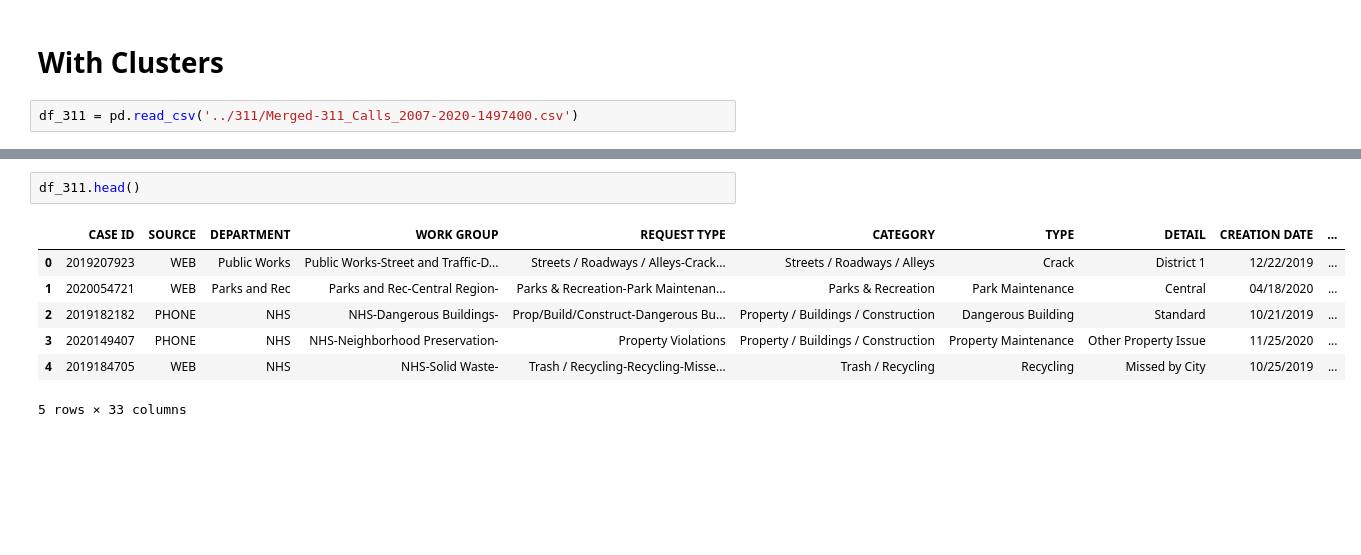
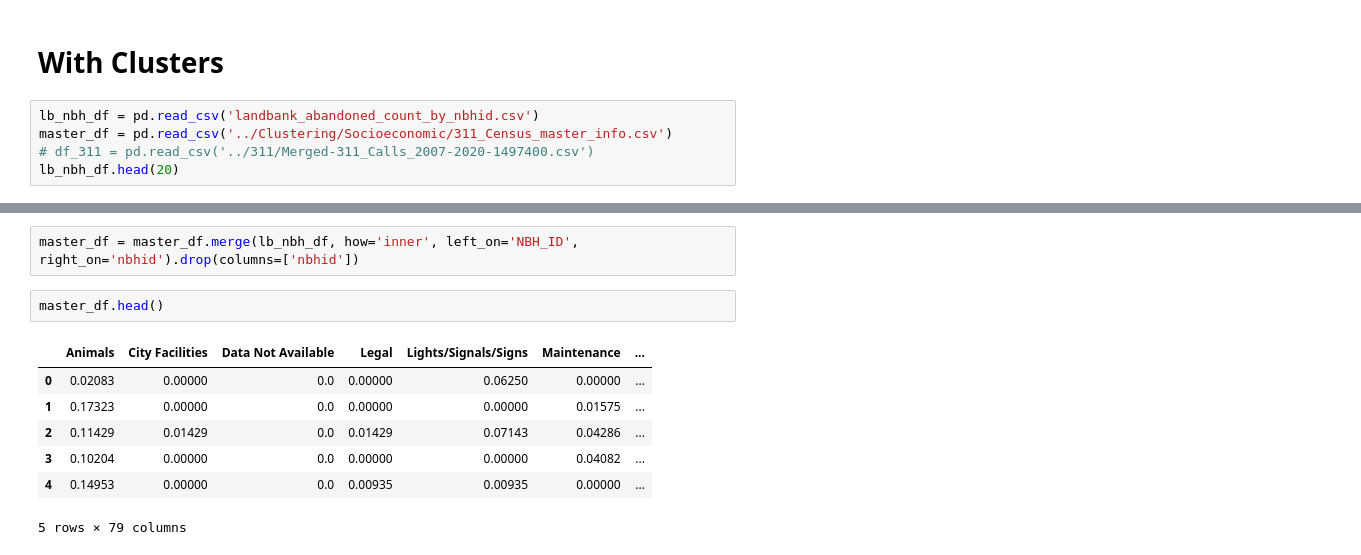
Before and after one commit to duyhho/NSFSCC-Python, a Jupyter notebook: Land Bank/Land Bank-BhuvanVisualization.ipynb, the cells around one changed output, grey strips where cells are left out. Saved outputs shown, nothing was run; the diff lists cells and outputs as text; blank space fills up the shorter version.

```diff
--- a/Land Bank/Land Bank-BhuvanVisualization.ipynb
+++ b/Land Bank/Land Bank-BhuvanVisualization.ipynb
@@ -239,4 +279,7 @@ show(p)
 # %% [markdown]
 <h1> With Clusters
 # %%
-df_311 = pd.read_csv('../311/Merged-311_Calls_2007-2020-1497400.csv')
+lb_nbh_df = pd.read_csv('landbank_abandoned_count_by_nbhid.csv')
+master_df = pd.read_csv('../Clustering/Socioeconomic/311_Census_master_info.csv')
+# df_311 = pd.read_csv('../311/Merged-311_Calls_2007-2020-1497400.csv')
+lb_nbh_df.head(20)
@@ -243,10 +304,12 @@ df_311 = pd.read_csv('../311/Merged-311_Calls_2007-2020-1497400.csv')
+# %%
+master_df = master_df.merge(lb_nbh_df, how='inner', left_on='NBH_ID', right_on='nbhid').drop(columns=['nbhid'])
 # %%
-df_311.head()
+master_df.head()
 # %% [output]
-|  | CASE ID | SOURCE | DEPARTMENT | WORK GROUP | REQUEST TYPE | CATEGORY | TYPE | DETAIL | CREATION DATE | ... |
-| 0 | 2019207923 | WEB | Public Works | Public Works-Street and Traffic-D... | Streets / Roadways / Alleys-Crack... | Streets / Roadways / Alleys | Crack | District 1 | 12/22/2019 | ... |
-| 1 | 2020054721 | WEB | Parks and Rec | Parks and Rec-Central Region- | Parks & Recreation-Park Maintenan... | Parks & Recreation | Park Maintenance | Central | 04/18/2020 | ... |
-| 2 | 2019182182 | PHONE | NHS | NHS-Dangerous Buildings- | Prop/Build/Construct-Dangerous Bu... | Property / Buildings / Construction | Dangerous Building | Standard | 10/21/2019 | ... |
-| 3 | 2020149407 | PHONE | NHS | NHS-Neighborhood Preservation- | Property Violations | Property / Buildings / Construction | Property Maintenance | Other Property Issue | 11/25/2020 | ... |
-| 4 | 2019184705 | WEB | NHS | NHS-Solid Waste- | Trash / Recycling-Recycling-Misse... | Trash / Recycling | Recycling | Missed by City | 10/25/2019 | ... |
+|  | Animals | City Facilities | Data Not Available | Legal | Lights/Signals/Signs | Maintenance | ... |
+| 0 | 0.02083 | 0.00000 | 0.0 | 0.00000 | 0.06250 | 0.00000 | ... |
+| 1 | 0.17323 | 0.00000 | 0.0 | 0.00000 | 0.00000 | 0.01575 | ... |
+| 2 | 0.11429 | 0.01429 | 0.0 | 0.01429 | 0.07143 | 0.04286 | ... |
+| 3 | 0.10204 | 0.00000 | 0.0 | 0.00000 | 0.00000 | 0.04082 | ... |
+| 4 | 0.14953 | 0.00000 | 0.0 | 0.00935 | 0.00935 | 0.00000 | ... |
-5 rows × 33 columns
+5 rows × 79 columns
```
Also changed, not shown: parts of 13 cells of this notebook, 3 other files.
